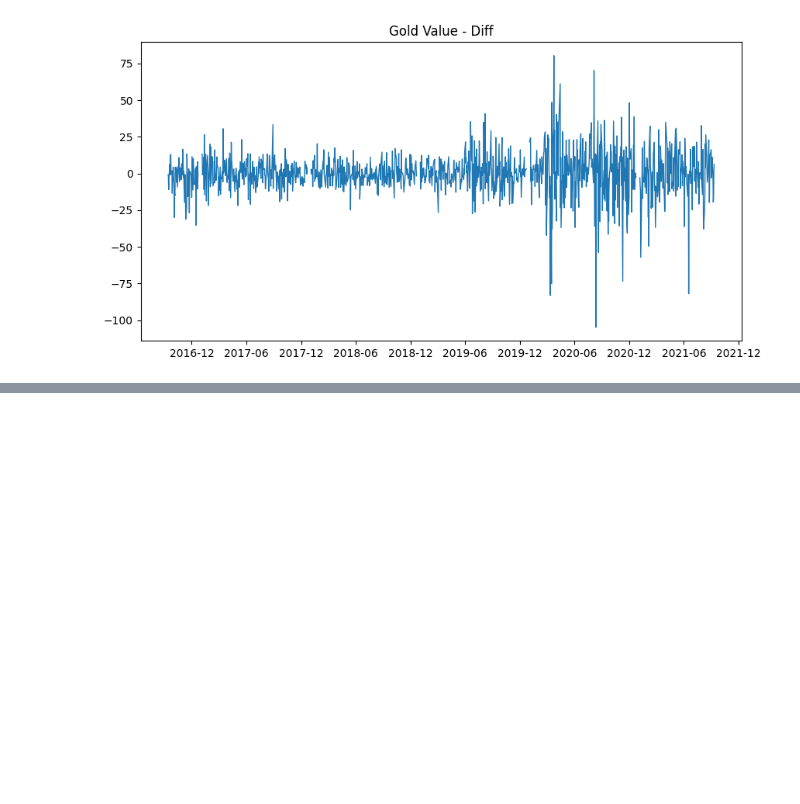
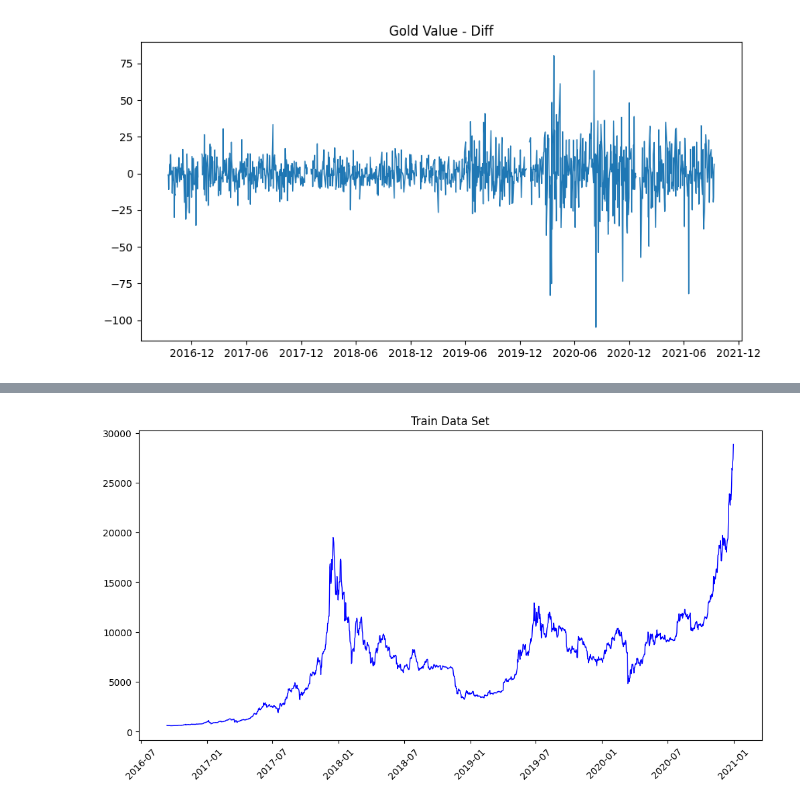
Before and after one commit to AidCheng/MCM-C, a Jupyter notebook: problem_c.ipynb, the cells around one changed output, grey strips where cells are left out. Cells and saved outputs as stored; diff of their text form; code cells hidden in the pictures; blank space fills up the shorter version.

Commit message:
train set

```diff
--- a/problem_c.ipynb
+++ b/problem_c.ipynb
@@ -55,0 +53,2 @@ class ARIMA:
+# %%
+data = pd.read_csv('2022_Problem_C_DATA/BCHAIN-MKPRU.csv',index_col= 'Date', parse_dates=['Date'])
@@ -55,0 +63,4 @@ class ARIMA:
+# %%
+data.index = pd.to_datetime(data.index)
+sub = data.loc['2016-09':'2021-12','Value']
+sub.head()
@@ -55,0 +75,12 @@ class ARIMA:
+# %%
+# 划分训练集 / 测试集
+train = sub.loc['2016':'2020']
+pred = sub.loc['2020':'2021']
+# 查看训练集的时间 / 数据
+plt.figure(figsize=(12,6))
+plt.plot(train, linewidth = 1, color= 'b')
+plt.title("Train Data Set")
+plt.xticks(rotation = 45)
+plt.show()
+# %% [output]
+[figure, added]
```
Also changed, not shown: parts of 3 cells of this notebook.
